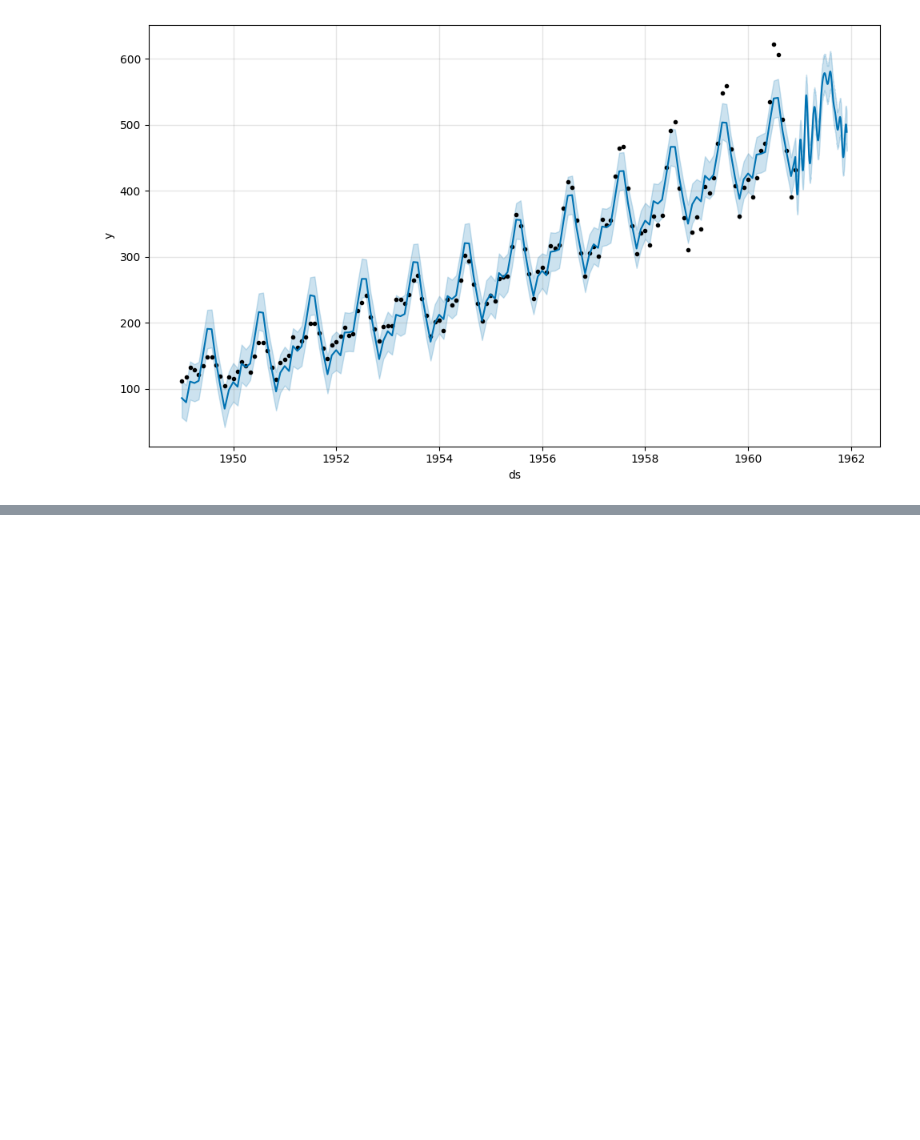
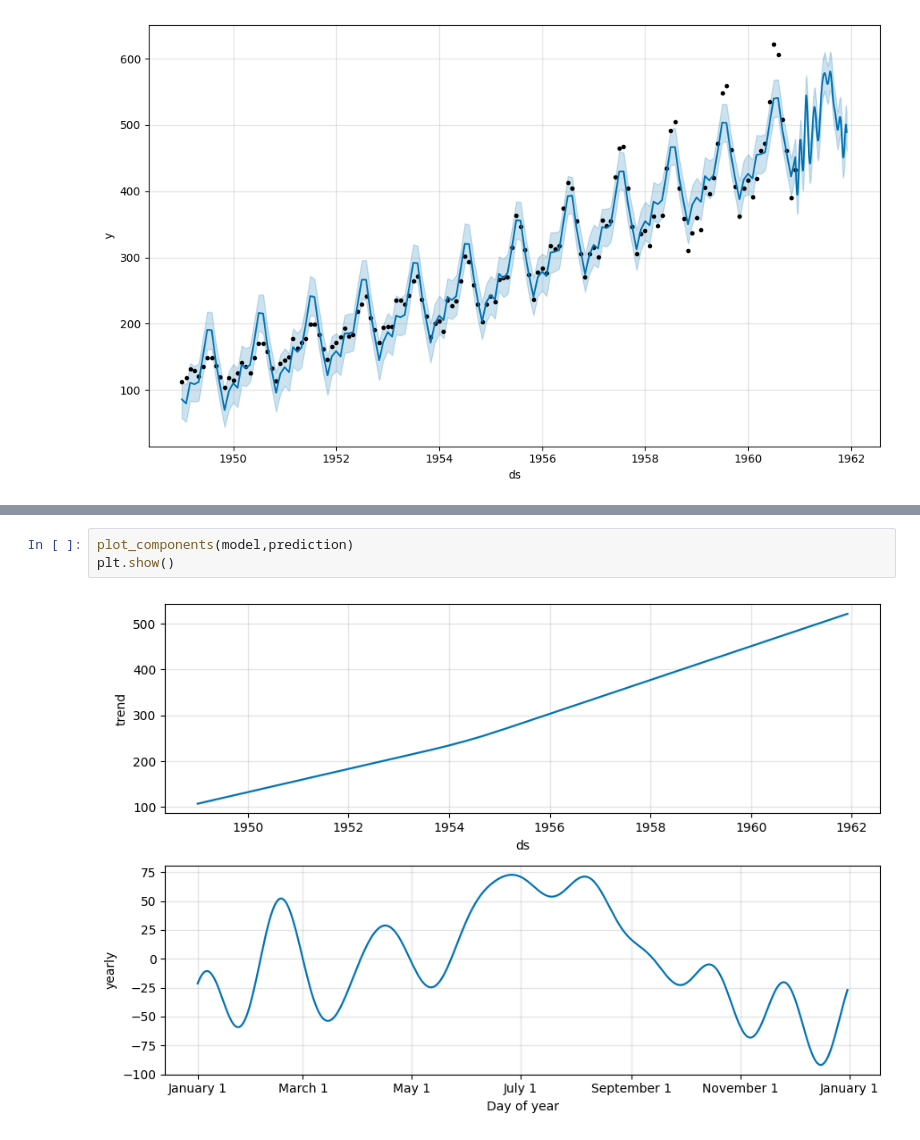
Before and after one commit to Divyesh-Nakrani/time-series-using-prophet, a Jupyter notebook: using_fbprophet.ipynb, the cells around one changed output, grey strips where cells are left out. Drawn from its saved outputs; the diff is of its cells as text; blank space fills up the shorter version.

```diff
--- a/using_fbprophet.ipynb
+++ b/using_fbprophet.ipynb
@@ -168,0 +169,5 @@ plott=plot_cross_validation_metric(df_cv,metric='rmse')
+# %%
+plot_components(model,prediction)
+plt.show()
+# %% [output]
+[figure, added]
```
Also changed, not shown: parts of 9 cells of this notebook.
